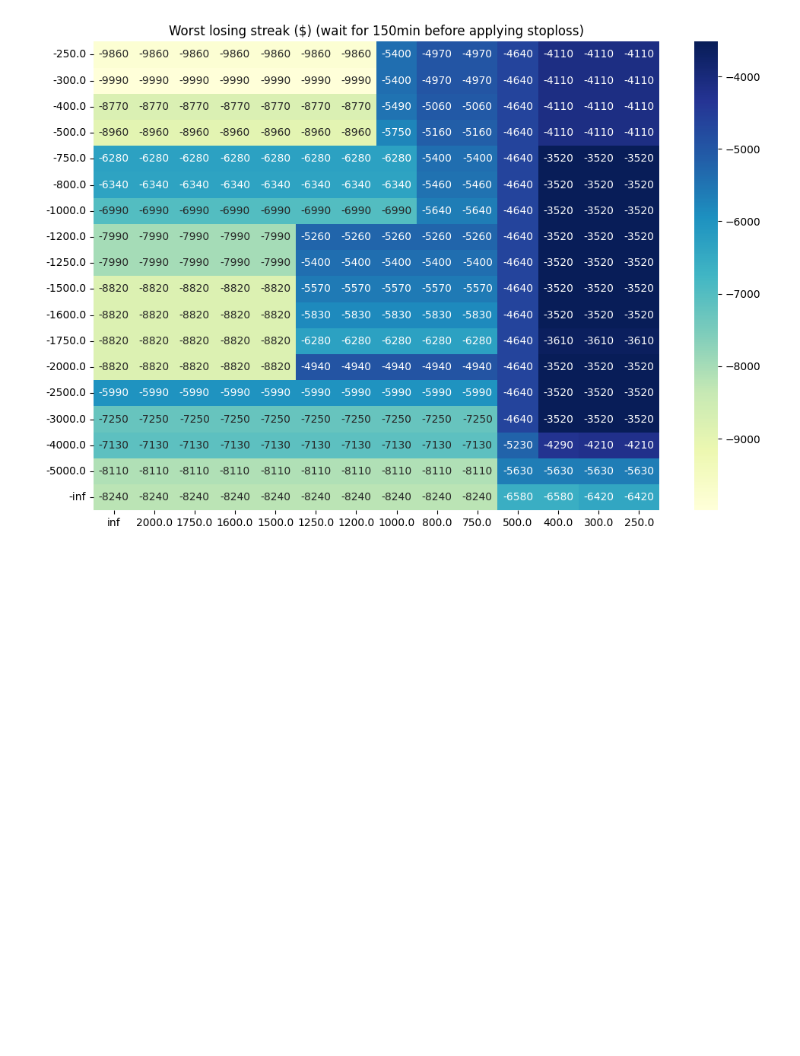
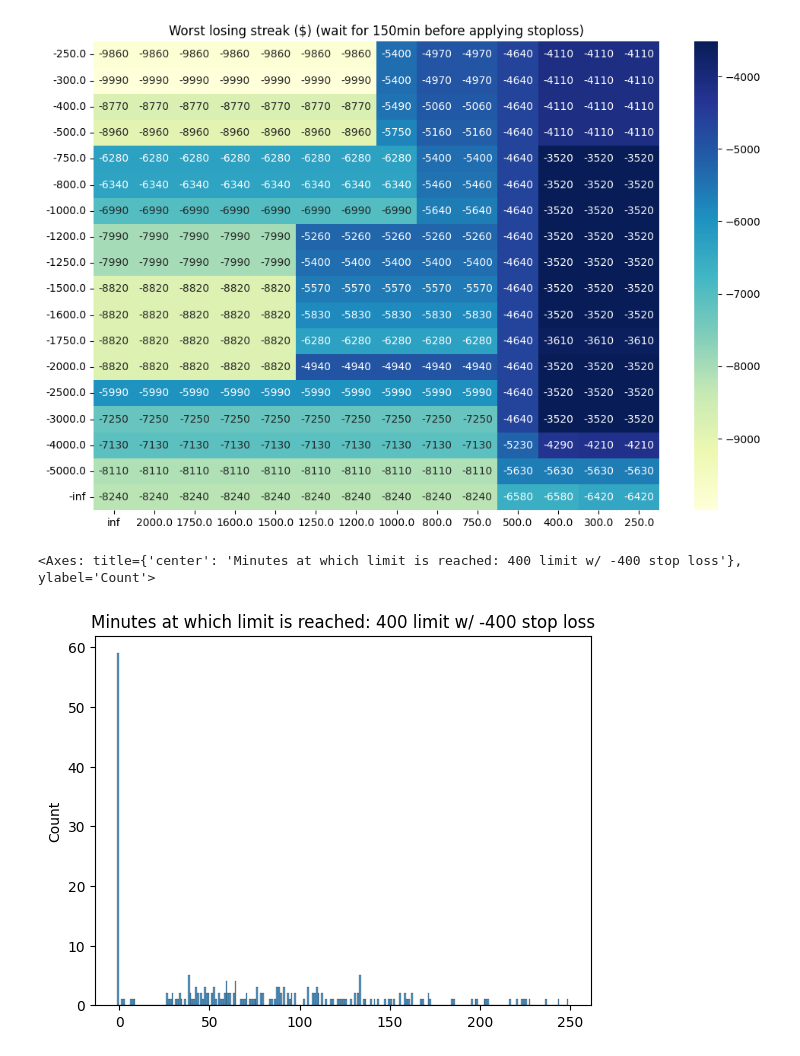
Before and after one commit to yalishanda42/stonksbot, a Jupyter notebook: options/backtest_analysis.ipynb, the cells around one changed output. Drawn from its saved outputs; the diff is of its cells as text; code cells hidden in the pictures; blank space fills up the shorter version.

Commit message:
See at which minute limit is reached

```diff
--- a/options/backtest_analysis.ipynb
+++ b/options/backtest_analysis.ipynb
@@ -516,3 +516,23 @@ sns.heatmap(worst_losing_streak_loss_df, annot=True, fmt=".0f", cmap="YlGnBu")
 # %% [output]
 <Axes: title={'center': 'Worst losing streak ($) (wait for 150min before applying stoploss)'}>
 [figure]
+# %%
+def strategy_limit_reach_minute(arr, limit, stoploss, wait_n_before_stoploss, last_n):
+    for idx, value in enumerate(arr[:-last_n]):
+        if value >= limit:
+            return idx
+        if value <= stoploss and idx >= wait_n_before_stoploss:
+            return -1
+    return len(arr) - last_n
+# %%
+plt.title("Minutes at which limit is reached: 400 limit w/ -400 stop loss")
+
+limit_400_reach_minute = np.array([
+    strategy_limit_reach_minute(daily_movement, 400, -400, WAIT_FOR_N_BEFORE_STOPLOSS, EXLUDE_LAST_N)
+    for daily_movement in daily_movements
+])
+
+sns.histplot(limit_400_reach_minute, bins=250)
+# %% [output]
+<Axes: title={'center': 'Minutes at which limit is reached: 400 limit w/ -400 stop loss'}, ylabel='Count'>
+[figure, added]
```
Also changed, not shown: parts of 4 cells of this notebook.
